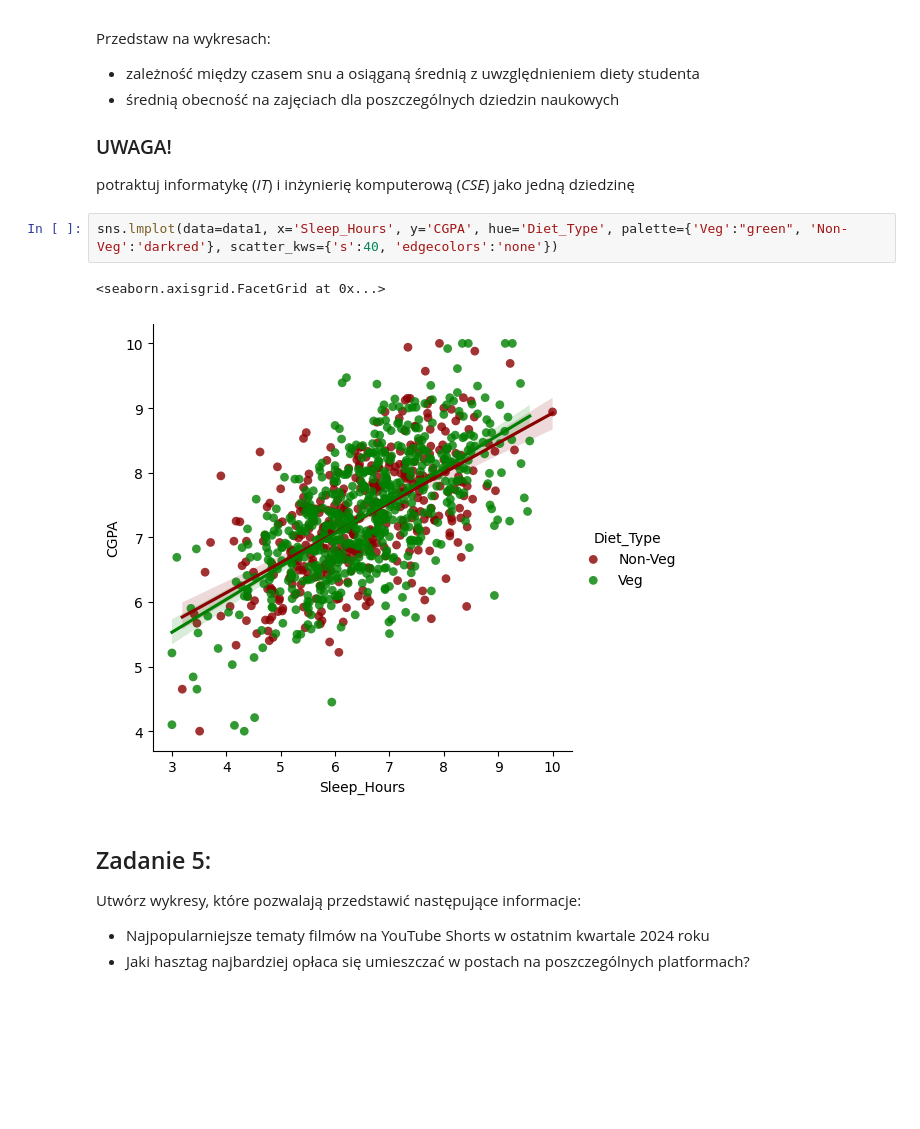
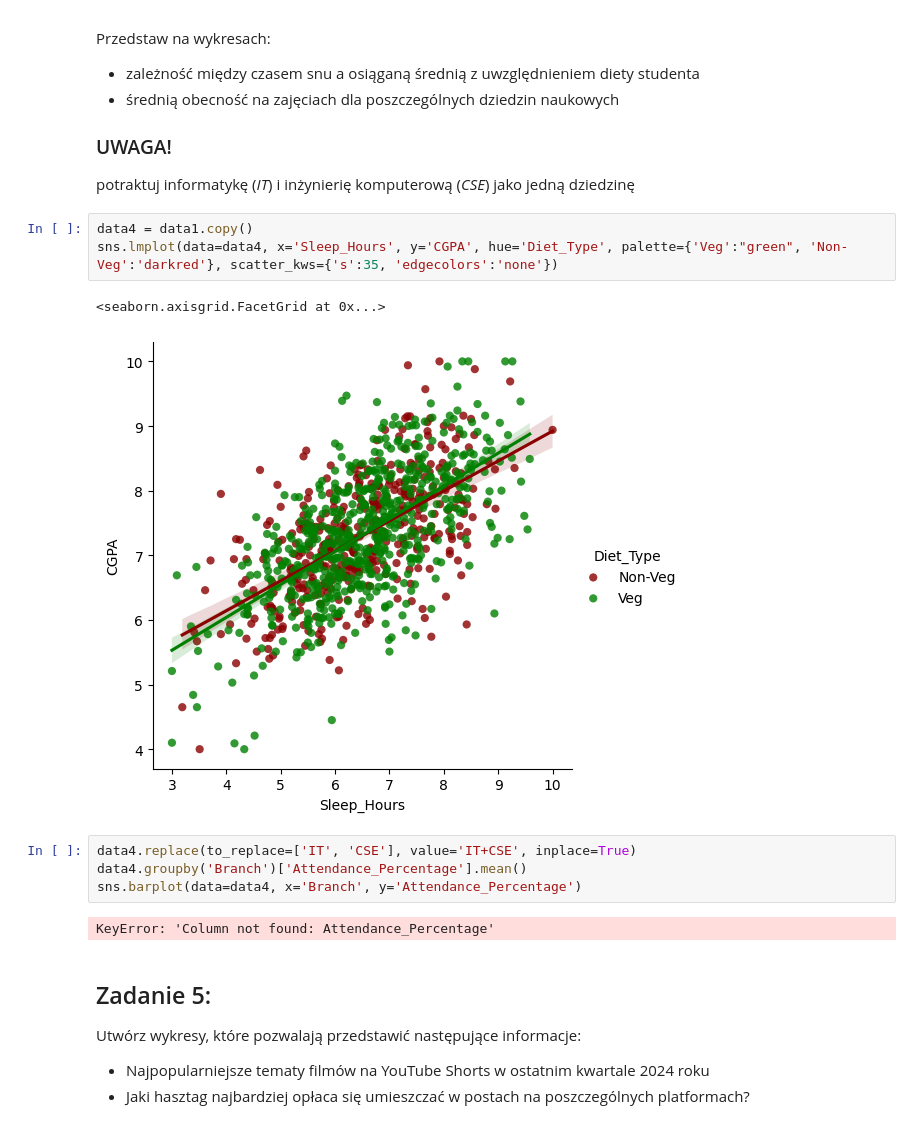
Before and after one commit to Zajecia-na-PWr-LR/lista-1-swientyk, a Jupyter notebook: UczenieMaszynowe_25_26_Lista1.ipynb, the cells around one changed output. Saved outputs shown, nothing was run; the diff lists cells and outputs as text; blank space fills up the shorter version.

```diff
--- a/UczenieMaszynowe_25_26_Lista1.ipynb
+++ b/UczenieMaszynowe_25_26_Lista1.ipynb
@@ -142,10 +142,17 @@ Przedstaw na wykresach:
 ### UWAGA!
 potraktuj informatykę (*IT*) i inżynierię komputerową (*CSE*) jako jedną dziedzinę
 # %%
-sns.lmplot(data=data1, x='Sleep_Hours', y='CGPA', hue='Diet_Type', palette={'Veg':"green", 'Non-Veg':'darkred'}, scatter_kws={'s':40, 'edgecolors':'none'})
+data4 = data1.copy()
+sns.lmplot(data=data4, x='Sleep_Hours', y='CGPA', hue='Diet_Type', palette={'Veg':"green", 'Non-Veg':'darkred'}, scatter_kws={'s':35, 'edgecolors':'none'})
 # %% [output]
 <seaborn.axisgrid.FacetGrid at 0x...>
-[figure, old version]
+[figure, new version]
+# %%
+data4.replace(to_replace=['IT', 'CSE'], value='IT+CSE', inplace=True)
+data4.groupby('Branch')['Attendance_Percentage'].mean()
+sns.barplot(data=data4, x='Branch', y='Attendance_Percentage')
+# %% [output]
+KeyError: 'Column not found: Attendance_Percentage'
 # %% [markdown]
 ## Zadanie 5:
 Utwórz wykresy, które pozwalają przedstawić następujące informacje:
```
